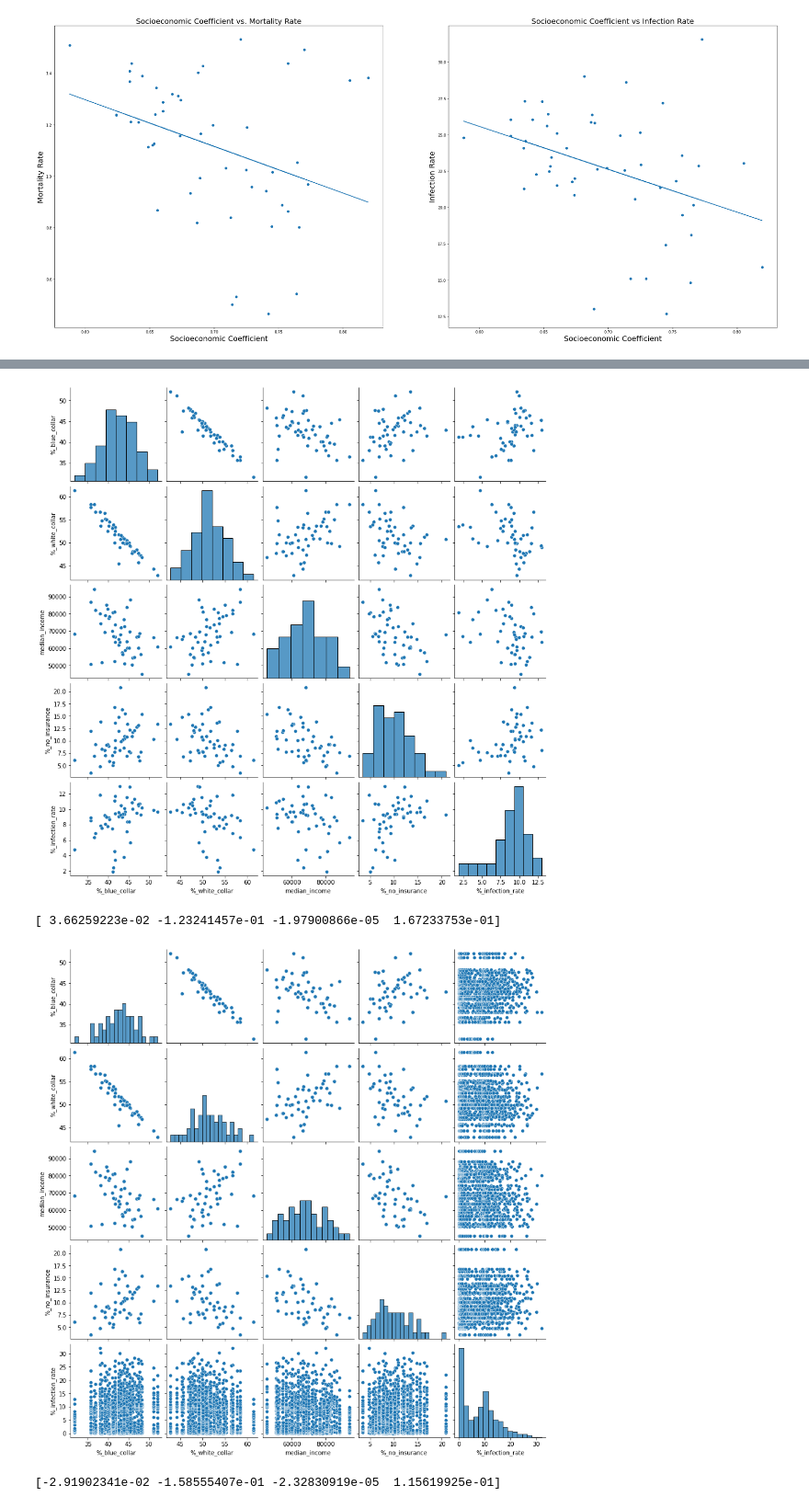
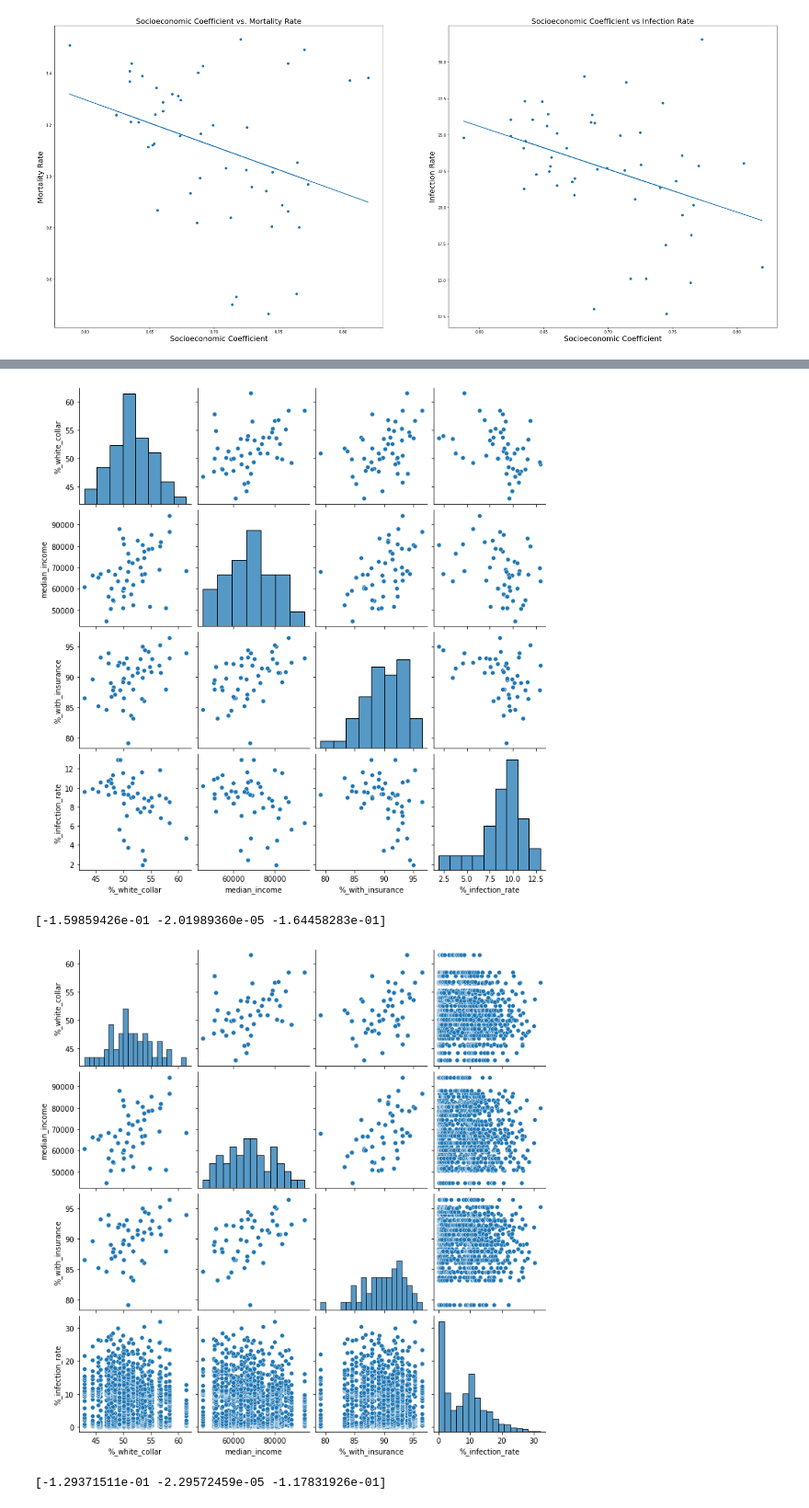
Before and after one commit to EthanLDot/COVID_Socioecon_DataScience_Project, a Jupyter notebook: EDACheckpointGroup029-Wi22.ipynb, the cells around one changed output, grey strips where cells are left out. Shown: that part at 92% size. Cells and saved outputs as stored; diff of their text form; code cells hidden in the pictures.

```diff
--- a/EDACheckpointGroup029-Wi22.ipynb
+++ b/EDACheckpointGroup029-Wi22.ipynb
@@ -627,12 +603,12 @@ plt.show()
 from sklearn import linear_model
 # 1 day worth of data
 mortality_regression_data = get_overall_data(3, 12, 2021)
-mortality_regression_data = mortality_regression_data[["%_blue_collar", "%_white_collar", "median_income", "%_no_insurance", "%_mortality_rate"]]
+mortality_regression_data = mortality_regression_data[["%_white_collar", "median_income", "%_with_insurance", "%_mortality_rate"]]
 
 sns.pairplot(mortality_regression_data, kind="scatter")
 plt.show()
 
-mortality_X = mortality_regression_data[["%_blue_collar", "%_white_collar", "median_income", "%_no_insurance"]]
+mortality_X = mortality_regression_data[["%_white_collar", "median_income", "%_with_insurance"]]
 mortality_Y = mortality_regression_data["%_mortality_rate"]
 
 mortality_model = linear_model.LinearRegression()
@@ -667,17 +643,18 @@ data_points = [
     (2, 10, 2022)
 ]
 
-mortality_regression_data = pd.DataFrame(columns=["%_blue_collar", "%_white_collar", "median_income", "%_no_insurance", "%_mortality_rate"])
+mortality_regression_data = pd.DataFrame(columns=["%_white_collar", "median_income", "%_with_insurance", "%_mortality_rate"])
 
 for point in data_points:
     df = get_overall_data(*point)
-    df = df[["%_blue_collar", "%_white_collar", "median_income", "%_no_insurance", "%_mortality_rate"]]
+
+    df = df[["%_white_collar", "median_income", "%_with_insurance", "%_mortality_rate"]]
     mortality_regression_data = pd.concat([mortality_regression_data, df], ignore_index=True)
 
 sns.pairplot(mortality_regression_data, kind="scatter")
 plt.show()
 
-mortality_X = mortality_regression_data[["%_blue_collar", "%_white_collar", "median_income", "%_no_insurance"]]
+mortality_X = mortality_regression_data[["%_white_collar", "median_income", "%_with_insurance"]]
 mortality_Y = mortality_regression_data["%_mortality_rate"]
 
 mortality_model = linear_model.LinearRegression()
@@ -695,42 +672,42 @@ print(mortality_model.coef_)
 from sklearn import linear_model
 # 1 day worth of data
 infection_regression_data = get_overall_data(3, 12, 2021)
-infection_regression_data = infection_regression_data[["%_blue_collar", "%_white_collar", "median_income", "%_no_insurance", "%_infection_rate"]]
+infection_regression_data = infection_regression_data[["%_white_collar", "median_income", "%_with_insurance", "%_infection_rate"]]
 
 sns.pairplot(infection_regression_data, kind="scatter")
 plt.show()
 
 
-infection_X = infection_regression_data[["%_blue_collar", "%_white_collar", "median_income", "%_no_insurance"]]
+infection_X = infection_regression_data[[ "%_white_collar", "median_income", "%_with_insurance"]]
 infection_Y = infection_regression_data["%_infection_rate"]
 
 infection_model = linear_model.LinearRegression()
 infection_model.fit(infection_X, infection_Y)
 
 print(infection_model.coef_)
 
-infection_regression_data = pd.DataFrame(columns=["%_blue_collar", "%_white_collar", "median_income", "%_no_insurance", "%_infection_rate"])
+infection_regression_data = pd.DataFrame(columns=["%_white_collar", "median_income", "%_with_insurance", "%_infection_rate"])
 
 for point in data_points:
     df = get_overall_data(*point)
-    df = df[["%_blue_collar", "%_white_collar", "median_income", "%_no_insurance", "%_infection_rate"]]
+    df = df[[ "%_white_collar", "median_income", "%_with_insurance", "%_infection_rate"]]
     infection_regression_data = pd.concat([infection_regression_data, df], ignore_index=True)
 
 sns.pairplot(infection_regression_data, kind="scatter")
 plt.show()
 
-infection_X = infection_regression_data[["%_blue_collar", "%_white_collar", "median_income", "%_no_insurance"]]
+infection_X = infection_regression_data[["%_white_collar", "median_income", "%_with_insurance"]]
 infection_Y = infection_regression_data["%_infection_rate"]
 
 infection_model = linear_model.LinearRegression()
 infection_model.fit(infection_X, infection_Y)
 
 print(infection_model.coef_)
 # %% [output]
-[figure, old version]
+[figure, new version]
-[ 3.66259223e-02 -1.23241457e-01 -1.97900866e-05  1.67233753e-01]
+[-1.59859426e-01 -2.01989360e-05 -1.64458283e-01]
-[figure, old version]
+[figure, new version]
-[-2.91902341e-02 -1.58555407e-01 -2.32830919e-05  1.15619925e-01]
+[-1.29371511e-01 -2.29572459e-05 -1.17831926e-01]
 # %%
 import patsy
 import statsmodels.api as sm
```
Also changed, not shown: parts of 34 cells of this notebook.
